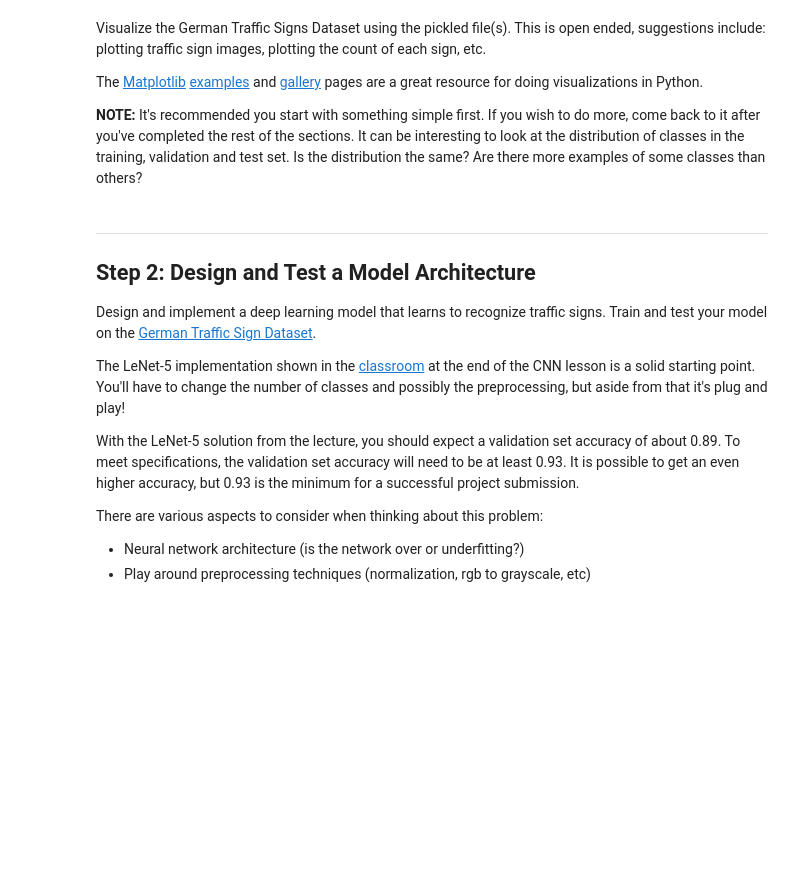
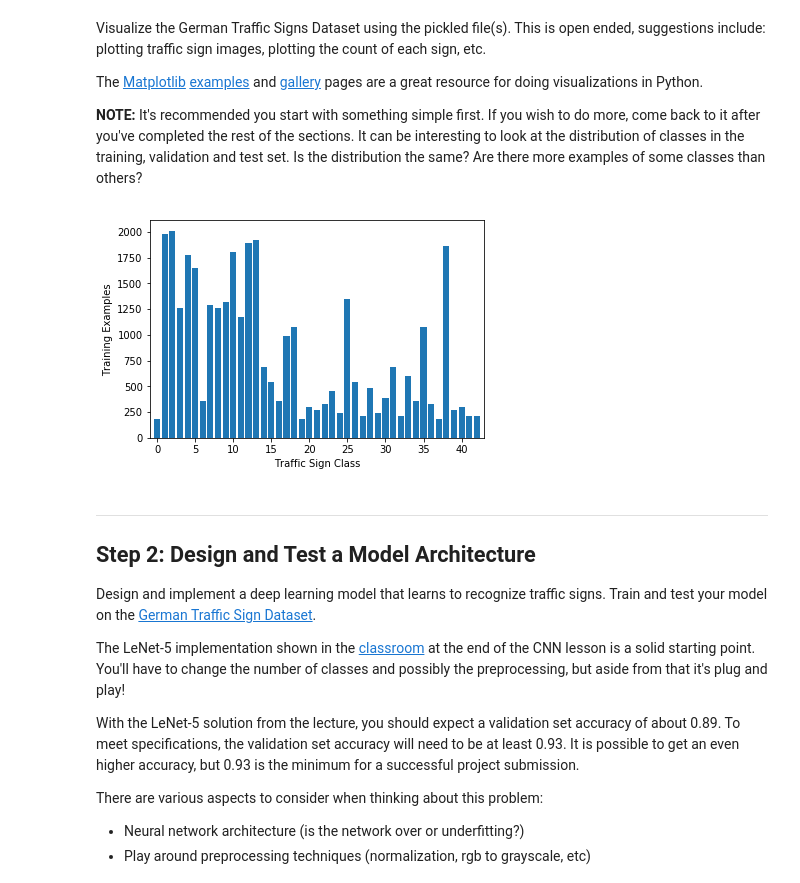
Before and after one commit to kai-luni/UdacityTermOneProjTwo, a Jupyter notebook: Traffic_Sign_Classifier.ipynb, the cells around one changed output. Saved outputs shown, nothing was run; the diff lists cells and outputs as text; code cells hidden in the pictures; blank space fills up the shorter version.

```diff
--- a/Traffic_Sign_Classifier.ipynb
+++ b/Traffic_Sign_Classifier.ipynb
@@ -108,9 +107,16 @@ The [Matplotlib](http://matplotlib.org/) [examples](http://matplotlib.org/exampl
 # %%
 ### Data exploration visualization code goes here.
 ### Feel free to use as many code cells as needed.
 import matplotlib.pyplot as plt
 # Visualizations will be shown in the notebook.
 %matplotlib inline
+plt.bar( np.arange( 43 ), class_counts, align='center' )
+plt.xlabel('Traffic Sign Class')
+plt.ylabel('Training Examples')
+plt.xlim([-1, 43])
+plt.show()
+# %% [output]
+[figure, added]
 # %% [markdown]
 ----
 
```
Also changed, not shown: parts of 7 cells of this notebook, 1 other file.
